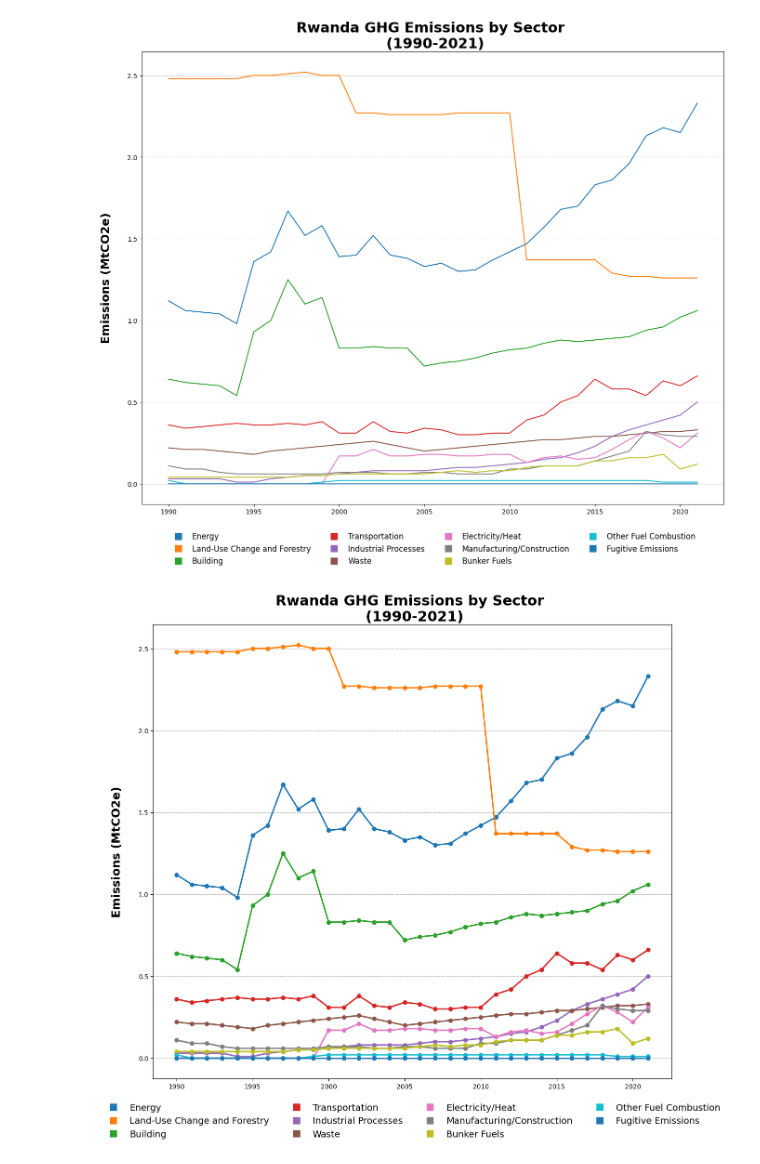
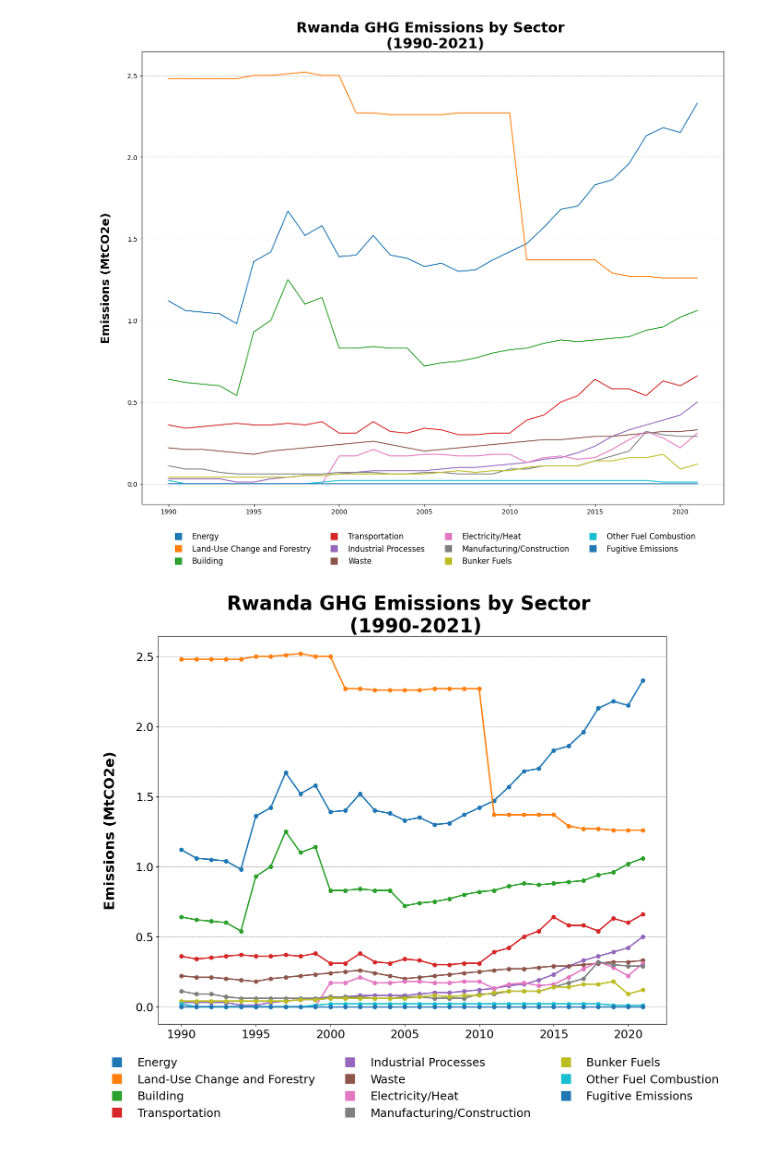
Before and after one commit to kona0107/Python_Projects, a Jupyter notebook: RWD_emission_figure.ipynb, the cells around one changed output. Drawn from its saved outputs; the diff is of its cells as text; code cells hidden in the pictures.

```diff
--- a/RWD_emission_figure.ipynb
+++ b/RWD_emission_figure.ipynb
@@ -124,37 +124,40 @@ sectors_to_plot = subset_data["Sector"].unique()
 plt.figure(figsize=(14, 12))
 for sector in sectors_to_plot:
     sector_data = data_long[data_long["Sector"] == sector]
     plt.plot(
         sector_data["Year"],
         sector_data["Emissions"],
         label=sector,
         linewidth=2.25,  # 라인 두께 1.5배로 증가
         marker='o',      # 데이터 포인트를 점으로 표시
         markersize=6     # 점 크기 설정
     )
 
 # 그래프 꾸미기
-plt.ylabel("Emissions (MtCO2e)\n", fontsize=18, fontweight="bold")
-plt.title("Rwanda GHG Emissions by Sector \n (1990-2021)", fontsize=22, fontweight="bold")
+plt.ylabel("Emissions (MtCO2e)\n", fontsize=22, fontweight="bold")
+plt.title("Rwanda GHG Emissions by Sector \n (1990-2021)", fontsize=30, fontweight="bold")
 plt.grid(axis='y', linestyle='--', linewidth=0.7)
+plt.xticks(fontsize=18)  # x축 폰트 크기 증가
+plt.yticks(fontsize=18)  # y축 폰트 크기 증가
+
 
 # 범례 설정
 handles, labels = plt.gca().get_legend_handles_labels()
 square_handles = [
-    plt.Line2D([0], [0], color=handle.get_color(), marker='s', markersize=10, linestyle='None')
+    plt.Line2D([0], [0], color=handle.get_color(), marker='s', markersize=15, linestyle='None')
     for handle in handles
 ]
 plt.legend(
     square_handles,
     labels,
     loc='lower center',
-    bbox_to_anchor=(0.5, -0.15),  # 범례 위치 조정
-    ncol=4,  # 범례를 4열로 나눔
-    fontsize=14,
+    bbox_to_anchor=(0.5, -0.27),  # 범례 위치 조정
+    ncol=3,  # 범례를 4열로 나눔
+    fontsize=18,
     frameon=False  # 박스 제거
 )
 
 plt.tight_layout()
 plt.show()
 # %% [output]
-[figure, old version]
+[figure, new version]
```
